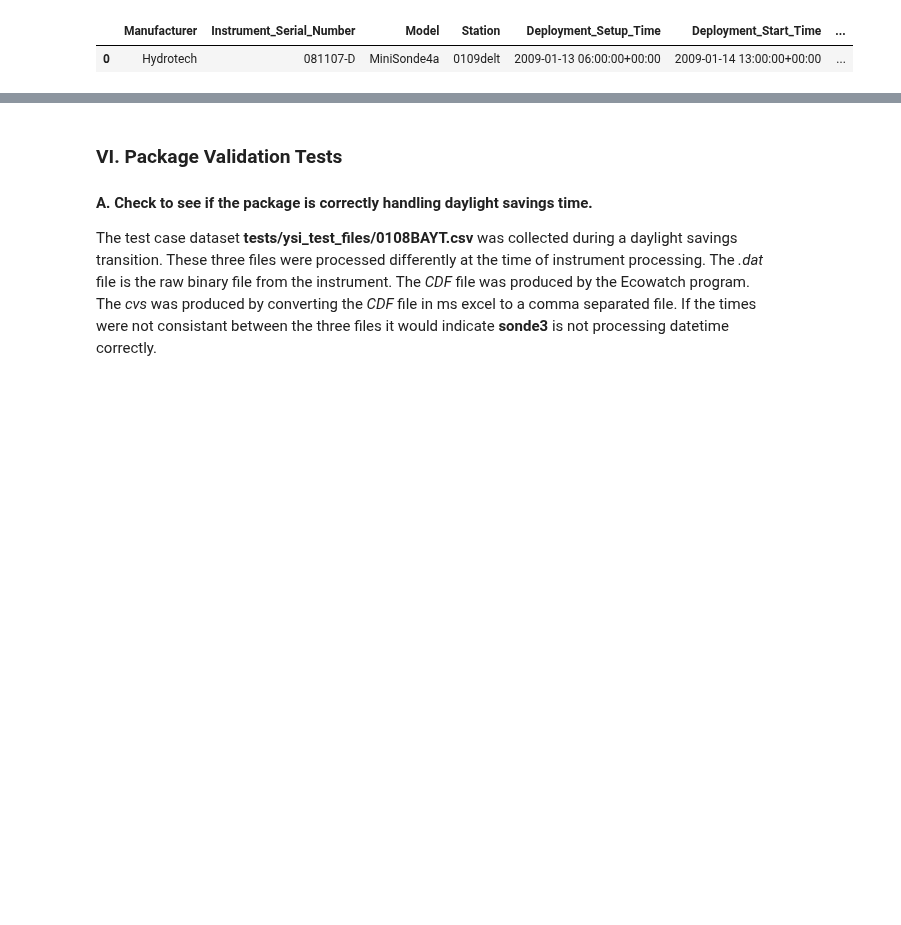
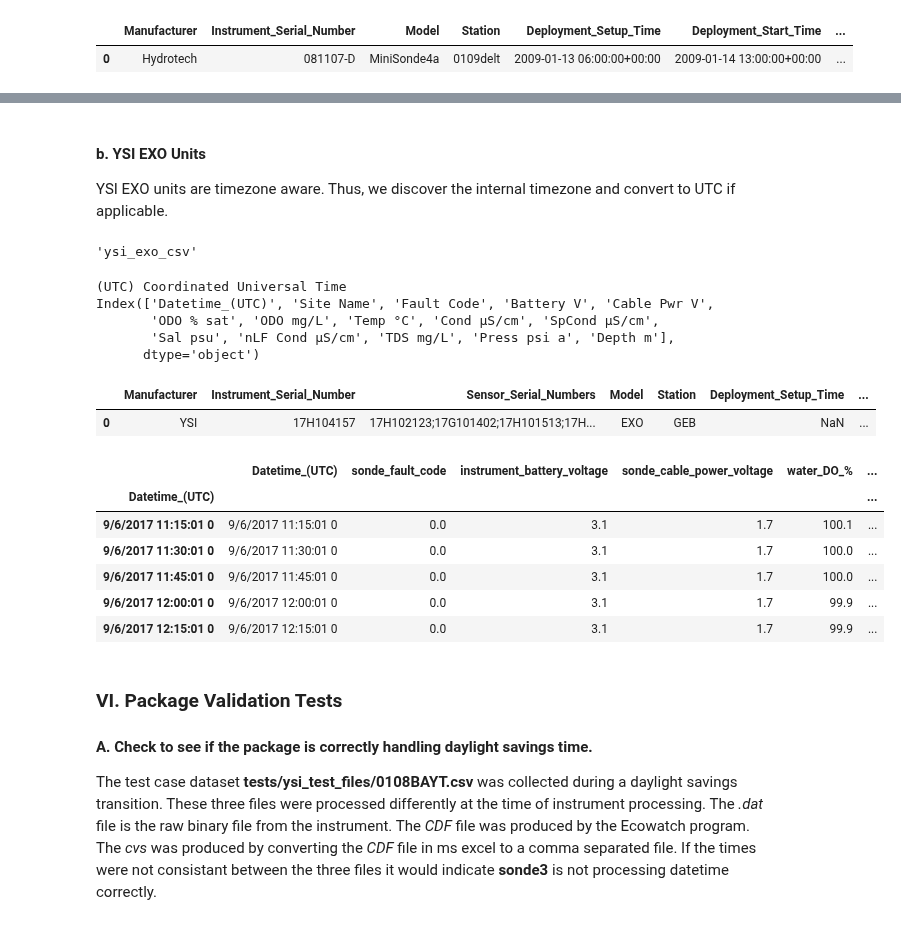
Before and after one commit to kimia-karimi/sonde3, a Jupyter notebook: index.ipynb, the cells around one changed output, grey strips where cells are left out. Drawn from its saved outputs; the diff is of its cells as text; code cells hidden in the pictures; blank space fills up the shorter version.

```diff
--- a/index.ipynb
+++ b/index.ipynb
@@ -238,6 +238,37 @@ mydf.tail()
 | 2009-02-12 14:00:00+00:00 | 2009-02-12 14:00:00+00:00 | 19.31 | 35.1 | 22.147645 | 1.02 | ... |
 | 2009-02-12 15:00:00+00:00 | 2009-02-12 15:00:00+00:00 | 19.44 | 35.8 | 22.634720 | 1.02 | ... |
 | 2009-02-12 16:00:00+00:00 | 2009-02-12 16:00:00+00:00 | 19.34 | 34.9 | 22.008374 | 1.03 | ... |
+# %% [markdown]
+#### b. YSI EXO Units
+
+YSI EXO units are timezone aware.  Thus, we discover the internal timezone and convert to UTC if applicable.
+# %%
+sonde3.autodetect("tests/ysi_test_files/GE-SA-B_17H104157_090617_060000.csv")
+# %% [output]
+'ysi_exo_csv'
+# %%
+metadata, exo_df = sonde3.sonde("tests/ysi_test_files/GE-SA-B_17H104157_090617_060000.csv")
+# %% [output]
+(UTC) Coordinated Universal Time
+Index(['Datetime_(UTC)', 'Site Name', 'Fault Code', 'Battery V', 'Cable Pwr V',
+       'ODO % sat', 'ODO mg/L', 'Temp °C', 'Cond µS/cm', 'SpCond µS/cm',
+       'Sal psu', 'nLF Cond µS/cm', 'TDS mg/L', 'Press psi a', 'Depth m'],
+      dtype='object')
+# %%
+metadata
+# %% [output]
+|  | Manufacturer | Instrument_Serial_Number | Sensor_Serial_Numbers | Model | Station | Deployment_Setup_Time | ... |
+| 0 | YSI | 17H104157 | 17H102123;17G101402;17H101513;17H... | EXO | GEB | NaN | ... |
+# %%
+exo_df.head()
+# %% [output]
+|  | Datetime_(UTC) | sonde_fault_code | instrument_battery_voltage | sonde_cable_power_voltage | water_DO_% | ... |
+| Datetime_(UTC) |  |  |  |  |  | ... |
+| 9/6/2017 11:15:01 0 | 9/6/2017 11:15:01 0 | 0.0 | 3.1 | 1.7 | 100.1 | ... |
+| 9/6/2017 11:30:01 0 | 9/6/2017 11:30:01 0 | 0.0 | 3.1 | 1.7 | 100.0 | ... |
+| 9/6/2017 11:45:01 0 | 9/6/2017 11:45:01 0 | 0.0 | 3.1 | 1.7 | 100.0 | ... |
+| 9/6/2017 12:00:01 0 | 9/6/2017 12:00:01 0 | 0.0 | 3.1 | 1.7 | 99.9 | ... |
+| 9/6/2017 12:15:01 0 | 9/6/2017 12:15:01 0 | 0.0 | 3.1 | 1.7 | 99.9 | ... |
 # %% [markdown]
 ### VI. Package Validation Tests
 
```
Also changed, not shown: parts of 10 cells of this notebook, 5 other files.
